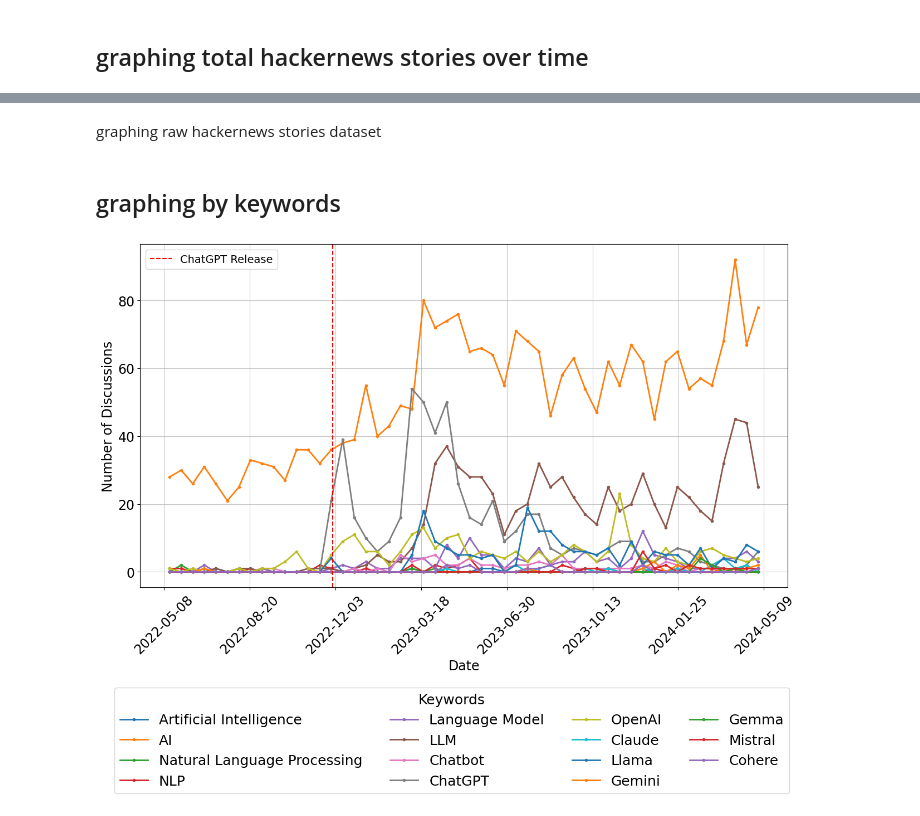
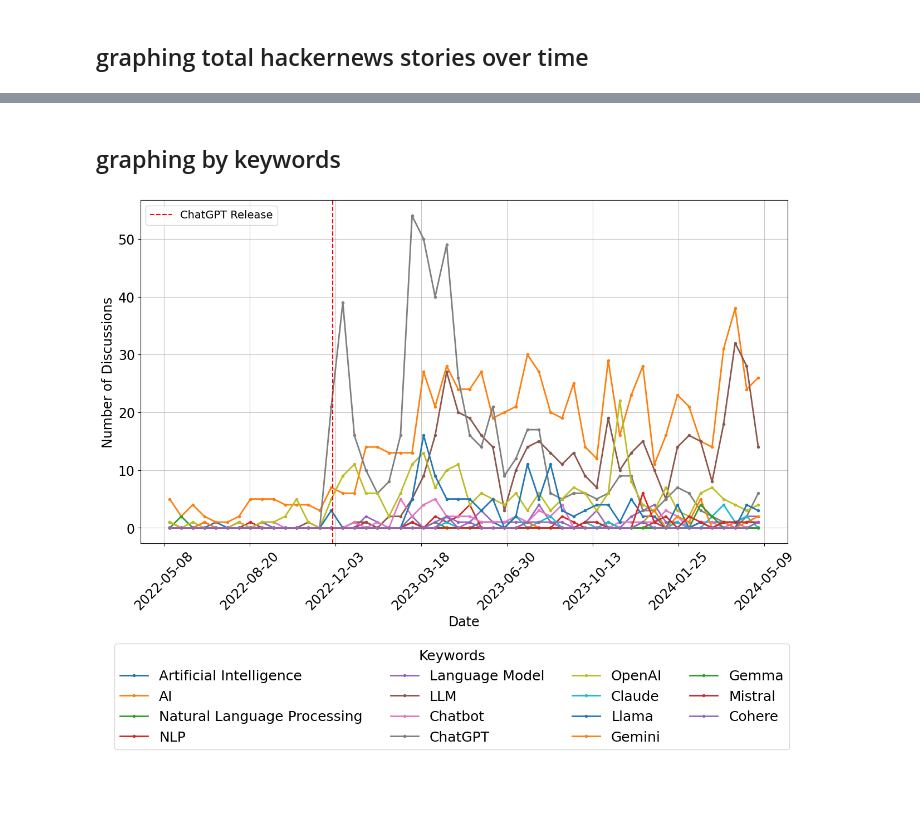
Before and after one commit to MUICT-SERU/SP2024-GPT, a Jupyter notebook: src/rq1/1a-temporal-analysis/story/analyze-hn-stories.ipynb, the cells around one changed output, grey strips where cells are left out. Saved outputs shown, nothing was run; the diff lists cells and outputs as text; code cells hidden in the pictures; blank space fills up the shorter version.

```diff
--- a/src/rq1/1a-temporal-analysis/story/analyze-hn-stories.ipynb
+++ b/src/rq1/1a-temporal-analysis/story/analyze-hn-stories.ipynb
@@ -60,5 +70,3 @@ plot_hist_stories(stories_all_df, 'All Stories')
-# %% [markdown]
-graphing raw hackernews stories dataset
 # %% [markdown]
 ## graphing by keywords
 # %%
@@ -114,7 +122,7 @@ def plot_combined_keyword_trends(title, all_stories_df, keywords):
     # Plot line for each keyword
     for keyword in keywords:
         # Filter the dataframe based on the keyword (check if title is not None first)
-        keyword_df = df[df['title'].notna() & df['title'].str.contains(keyword, case=False, regex=True)]
+        keyword_df = df[df['title'].notna() & df['title'].str.contains(fr'\b{keyword}\b', case=False, regex=True)]
 
         # Create histogram data
         hist, _ = np.histogram(keyword_df['date'], bins=bin_edges)
@@ -159,8 +167,7 @@ def plot_combined_keyword_trends(title, all_stories_df, keywords):
     # Save and show the plot
     plt.savefig('hn_trends_keywords_combined.png', bbox_inches='tight', dpi=300)
     plt.show()
-# %%
-# Call the function using the DataFrame you've already loaded
-plot_combined_keyword_trends("Hacker News Keyword Trends", stories_gh_df, keywords)
-# %% [output]
-[figure, removed]
+# %%
+plot_combined_keyword_trends("Hacker News Keyword Trends", stories_gh_ai_df, keywords)
+# %% [output]
+[figure, added]
```
Also changed, not shown: parts of 6 cells of this notebook.
